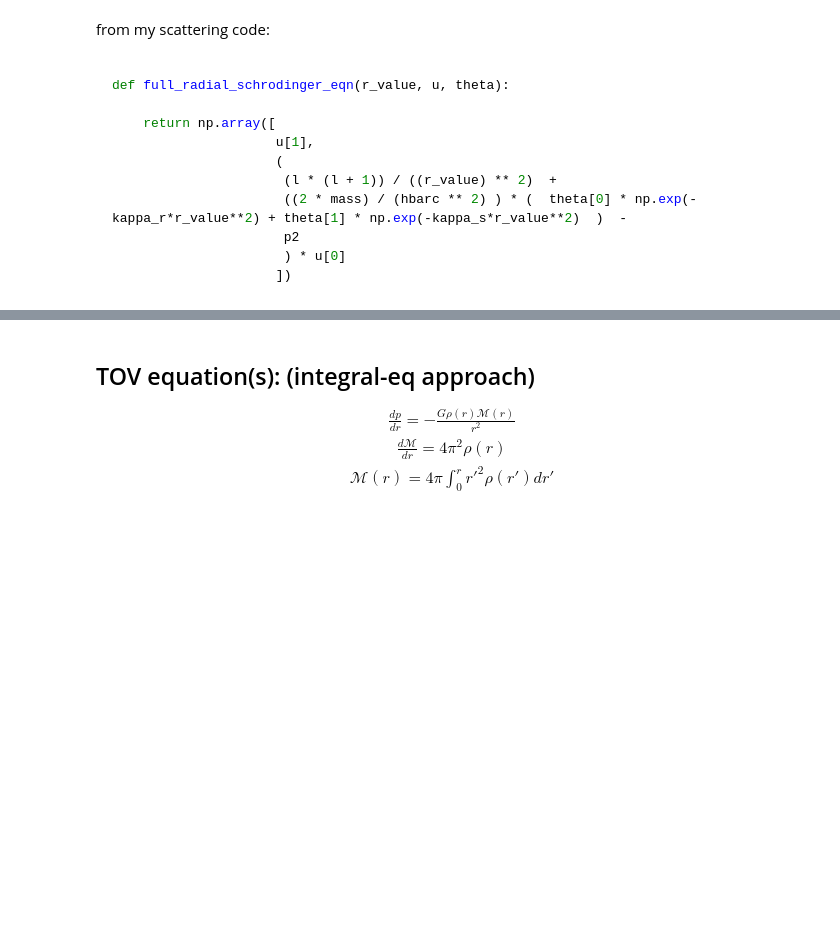
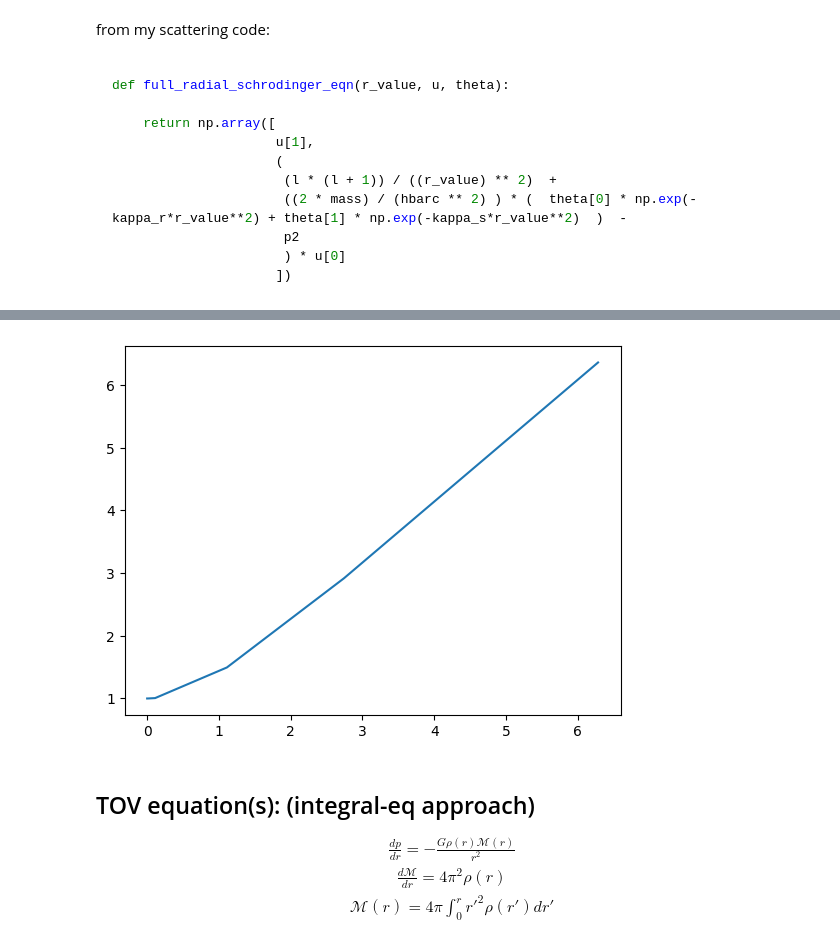
Before and after one commit to Ub3rJosh/random_things, a Jupyter notebook: TOV_solver/TOV_solver.ipynb, the cells around one changed output, grey strips where cells are left out. Cells and saved outputs as stored; diff of their text form; code cells hidden in the pictures; blank space fills up the shorter version.

```diff
--- a/TOV_solver/TOV_solver.ipynb
+++ b/TOV_solver/TOV_solver.ipynb
@@ -86,3 +92,26 @@ plt.show()
+# %%
+from scipy.integrate import solve_ivp
+
+# Define the ODE
+
+def dydt(t, y):
+    return t / y
+
+# Initial condition
+y0 = [1]
+
+# Time span
+
+t_span = (0, np.pi * 2)
+
+# Solve the ODE
+
+solution = solve_ivp(dydt, t_span, y0)
+
+plt.plot(solution.t, solution.y[0, :])
+plt.show()
+# %% [output]
+[figure, added]
 # %% [markdown]
 ## TOV equation(s): (integral-eq approach)
 
```
Also changed, not shown: parts of 7 cells of this notebook, 3 other files.
